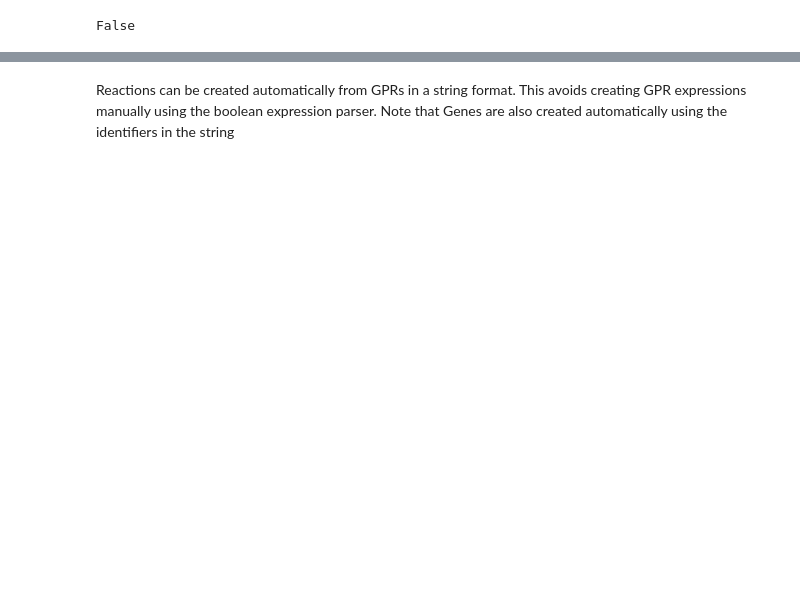
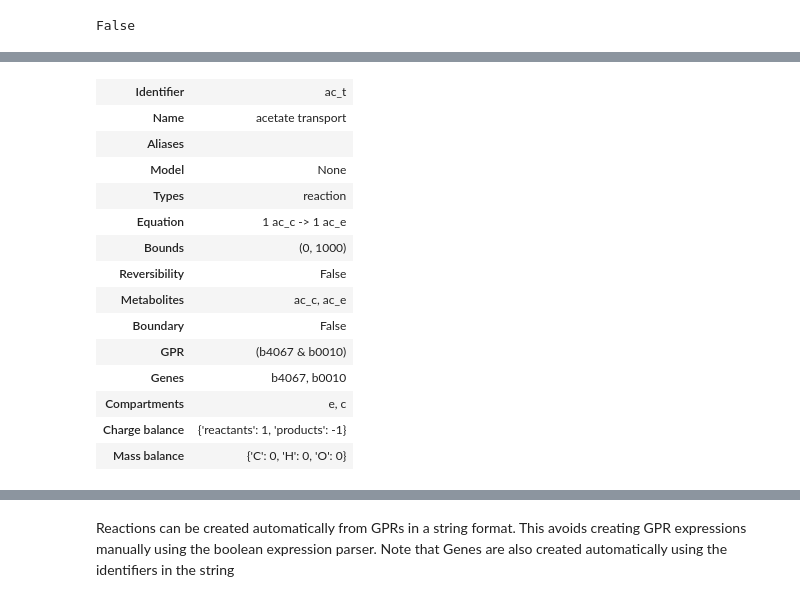
Before and after one commit to BioSystemsUM/MEWpy, a Jupyter notebook: examples/mew_models.ipynb, the cells around one changed output, grey strips where cells are left out. Saved outputs shown, nothing was run; the diff lists cells and outputs as text; code cells hidden in the pictures; blank space fills up the shorter version.

Commit message:
[ADD] finish mew models examples jupyter nb

```diff
--- a/examples/mew_models.ipynb
+++ b/examples/mew_models.ipynb
@@ -607,0 +502,5 @@ products: {'ac_e': Metabolite: ac_e}
+# %%
+# creating the Genes
+g1 = Gene(identifier='b4067', name='actP', coefficients=(0, 1))
+g2 = Gene(identifier='b0010', name='satP', coefficients=(0, 1))
+g1
@@ -607,0 +516,6 @@ products: {'ac_e': Metabolite: ac_e}
+# %%
+# Creating the GPR. A GPR is a boolean algebra expression
+boolean_rule = parse_expression('b4067 and b0010')
+genes = {'b4067': g1, 'b0010': g2}
+gpr = Expression(symbolic=boolean_rule, variables=genes)
+gpr
@@ -607,0 +524,5 @@ products: {'ac_e': Metabolite: ac_e}
+# %%
+# creating the metabolites
+m1 = Metabolite(identifier='ac_c', name='acetate cytoplasm', compartment='c', formula='C2H3O2', charge=-1)
+m2 = Metabolite(identifier='ac_e', name='acetate extracellular', compartment='e', formula='C2H3O2', charge=-1)
+m1
@@ -608,3 +540,28 @@ products: {'ac_e': Metabolite: ac_e}
+# %%
+# creating the reaction
+stoichiometry = {m1: -1, m2: 1}
+rxn = Reaction(identifier='ac_t',
+               name='acetate transport',
+               bounds=(0, 1000),
+               stoichiometry=stoichiometry,
+               gpr=gpr)
+rxn
+# %% [output]
+| Identifier | ac_t |
+| Name | acetate transport |
+| Aliases |  |
+| Model | None |
+| Types | reaction |
+| Equation | 1 ac_c -> 1 ac_e |
+| Bounds | (0, 1000) |
+| Reversibility | False |
+| Metabolites | ac_c, ac_e |
+| Boundary | False |
+| GPR | (b4067 & b0010) |
+| Genes | b4067, b0010 |
+| Compartments | e, c |
+| Charge balance | {'reactants': 1, 'products': -1} |
+| Mass balance | {'C': 0, 'H': 0, 'O': 0} |
 # %%
 # copying the acetate transport and creating the acetate exchange
 rxn2 = rxn.deepcopy()
```
Also changed, not shown: parts of 96 cells of this notebook.
